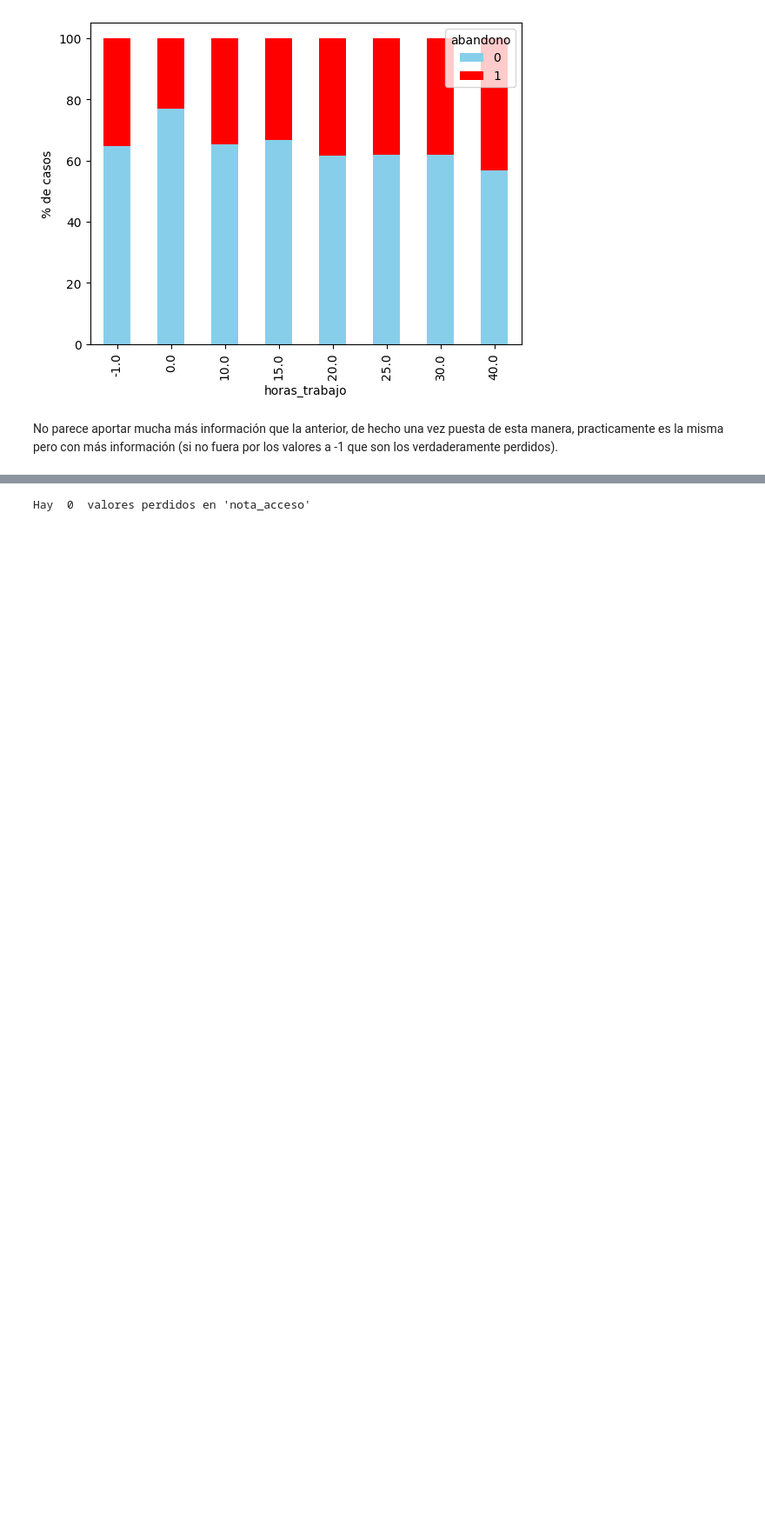
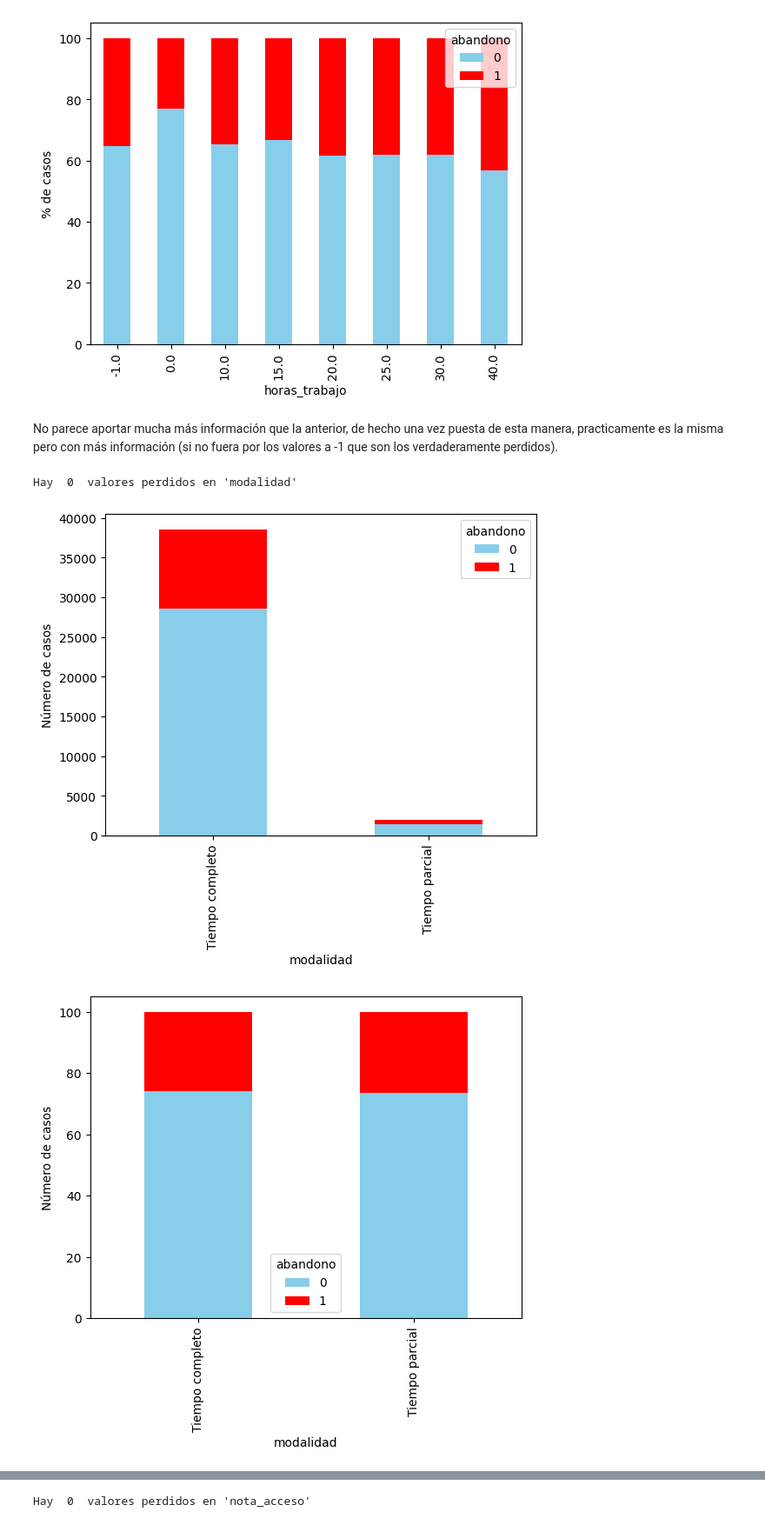
Before and after one commit to Marcos-Wth/Practica_1_Mineria_de_Datos, a Jupyter notebook: Práctica 1 - Análisis, procesamiento y validación .ipynb, the cells around one changed output, grey strips where cells are left out. Shown at 87% size. Drawn from its saved outputs; the diff is of its cells as text; code cells hidden in the pictures; blank space fills up the shorter version.

```diff
--- a/Práctica 1 - Análisis, procesamiento y validación .ipynb
+++ b/Práctica 1 - Análisis, procesamiento y validación .ipynb
@@ -283,3 +283,21 @@ plt.show()
 [figure]
 # %% [markdown]
 No parece aportar mucha más información que la anterior, de hecho una vez puesta de esta manera, practicamente es la misma pero con más información (si no fuera por los valores a -1 que son los verdaderamente perdidos).
+# %%
+# variable modalidad
+perdidos = df_train['modalidad'].isna().sum()
+print("Hay ",perdidos, " valores perdidos en 'modalidad'")
+
+x = pd.crosstab(df_train['modalidad'], df_train['abandono'])
+x.plot(kind='bar', stacked=True, color=['skyblue', 'red'])
+plt.ylabel("Número de casos")
+plt.show()
+
+x = pd.crosstab(df_train['modalidad'], df_train['abandono'],normalize='index')*100
+x.plot(kind='bar', stacked=True, color=['skyblue', 'red'])
+plt.ylabel("Número de casos")
+plt.show()
+# %% [output]
+Hay  0  valores perdidos en 'modalidad'
+[figure, added]
+[figure, added]
```
Also changed, not shown: parts of 18 cells of this notebook, 1 other file.
